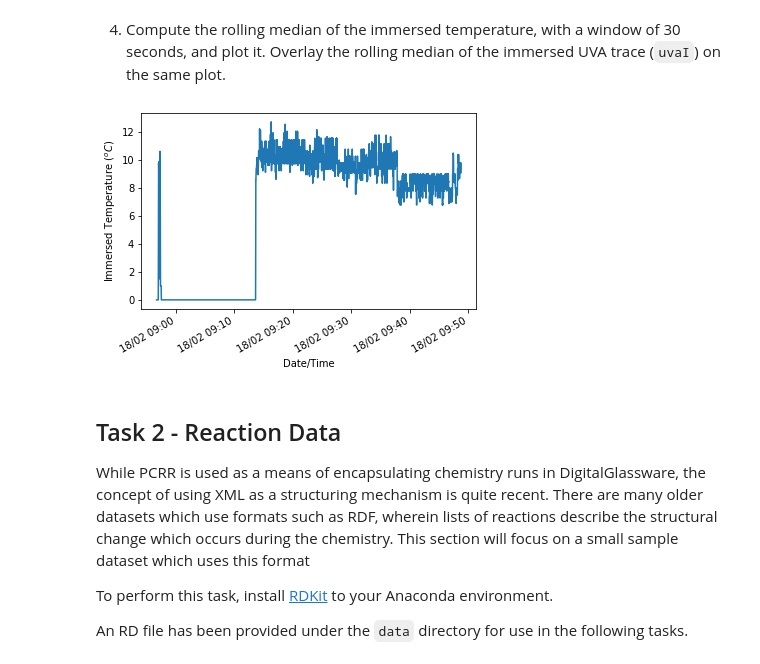
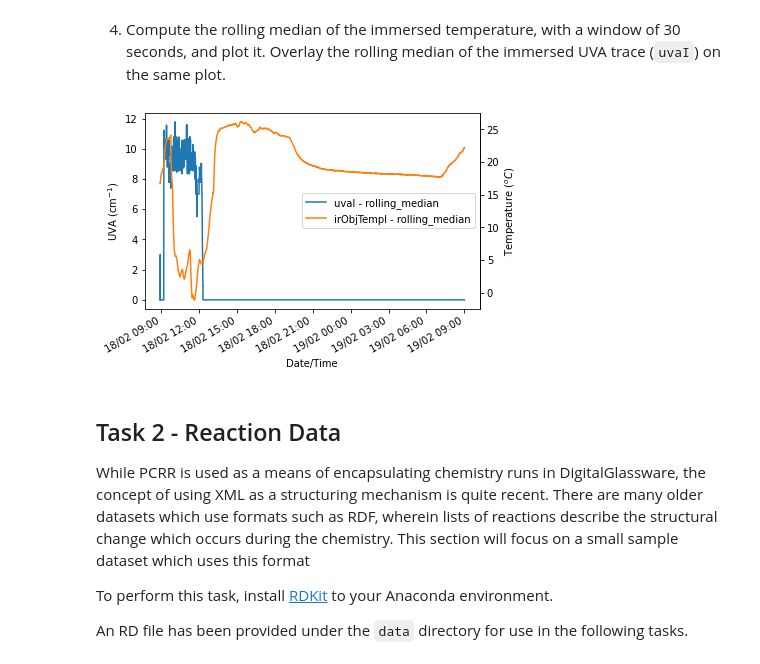
Before and after one commit to adhardy/Deepmatter-Interview, a Jupyter notebook: notebook/ds_nb_1.ipynb, the cells around one changed output. Drawn from its saved outputs; the diff is of its cells as text; code cells hidden in the pictures.

```diff
--- a/notebook/ds_nb_1.ipynb
+++ b/notebook/ds_nb_1.ipynb
@@ -188,15 +219,21 @@ Overlay the rolling median of the immersed UVA trace (`uvaI`) on the same plot.
 # %%
 # === Calculate rolling median of temperature sensor ===
 sensor_name = "irObjTempI"
-df_sensor_data_temperature[f"{sensor_name} - rolling_median"] = df_sensor_data_temperature[sensor_name].rolling('3s').median()
+rolling_window = 30 # rolling window size in seconds
+df_sensor_data_temperature[f"{sensor_name} - rolling_median"] = df_sensor_data_temperature[sensor_name].rolling(f'{rolling_window}s').median()
 
+# === Get UvaI data ===
 sensor_name = "uvaI"
 df_sensor_data_uva = extract_sensor_data(file_path, sensor_name, stop_after_first)
-df_sensor_data_uva[f"{sensor_name} - rolling_median"] = df_sensor_data_uva[sensor_name].rolling('3s').median()
+df_sensor_data_uva[f"{sensor_name} - rolling_median"] = df_sensor_data_uva[sensor_name].rolling(f'{rolling_window}s').median()
-# %%
-fig = plot_sensor_data(df_sensor_data_uva[f"{sensor_name} - rolling_median"], sensor_plot_label)
-# %% [output]
-[figure, removed]
+# %%
+# === Plot uvaI and irObjTempI Side by Side ===
+fig = plot_sensor_data(df_sensor_data_uva[f"uvaI - rolling_median"],
+    "UVA (cm$^{-1}$)",
+    df_sensor_data_temperature[f"irObjTempI - rolling_median"],
+    "Temperature ($^oC$)")
+# %% [output]
+[figure, added]
 # %% [markdown]
 ## Task 2 - Reaction Data
 
```
Also changed, not shown: parts of 3 cells of this notebook.
